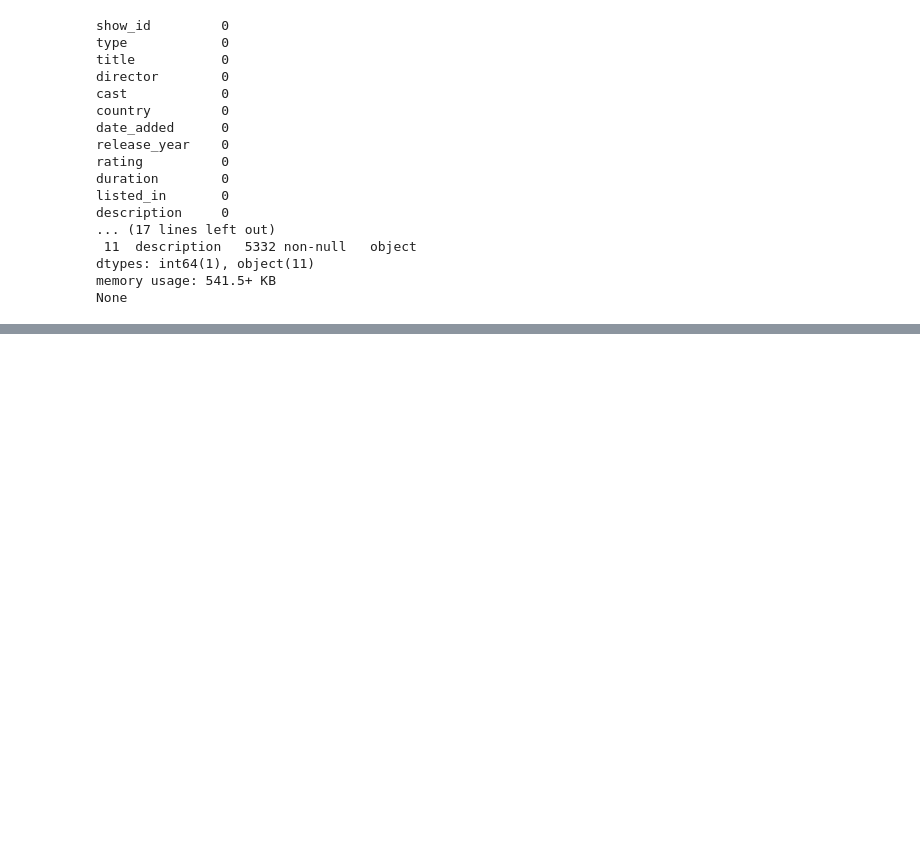
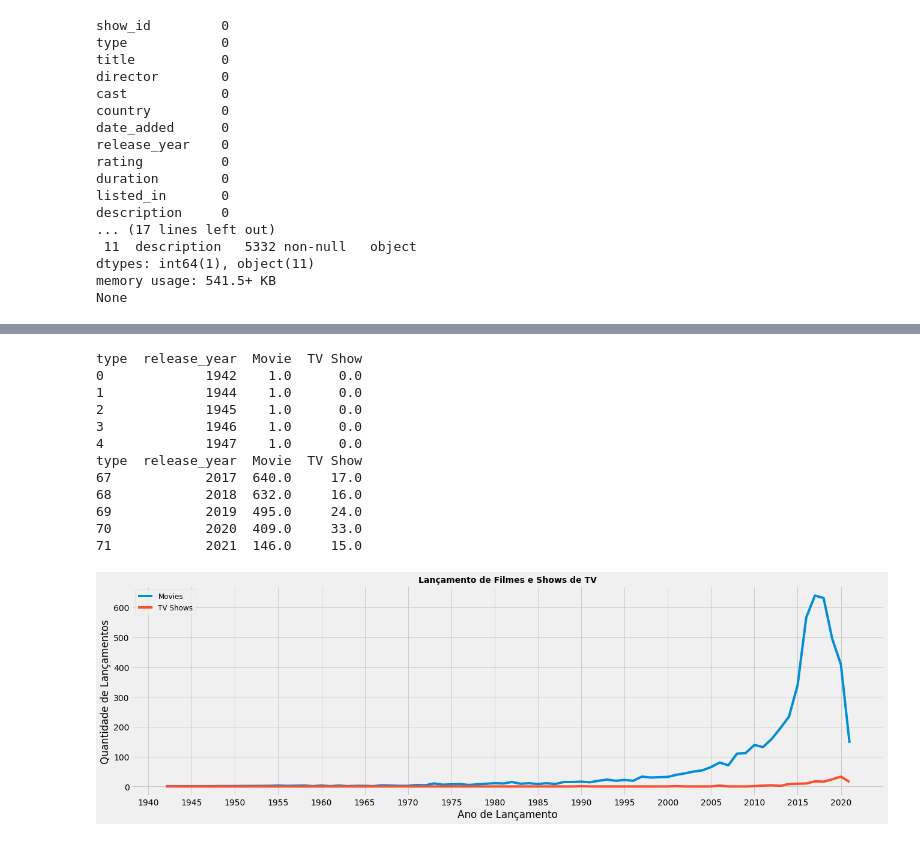
Before and after one commit to NilbertoFreitas/Dataviz, a Jupyter notebook: Dataviz_A2.ipynb, the cells around one changed output, grey strips where cells are left out. Cells and saved outputs as stored; diff of their text form; code cells hidden in the pictures; blank space fills up the shorter version.

```diff
--- a/Dataviz_A2.ipynb
+++ b/Dataviz_A2.ipynb
@@ -107,0 +135,10 @@ TypeError: ignored
+# %%
+plt.rc('figure', figsize = (15, 8))
+area = plt.figure()
+
+g2 = plt.bar(df['release_year'], df[(df['type']=='Movie')], label = 'Receitas', color = 'blue')   #plotando receitas
+#g3 = plt.bar(df['release_year'], df[(df['type']=='TV Show')], label = 'Gastos', color = 'red')     #plotando gastos
+plt.title('Fluxo de caixa')
+plt.legend()
+
+plt.plot()
@@ -107,0 +204,35 @@ TypeError: ignored
+# %%
+tabela = pd.pivot_table(data=netflix, values='show_id', index='release_year', columns='type', aggfunc='count').reset_index()
+tabela.fillna(0, inplace = True)
+print(tabela.head())
+print(tabela.tail())
+fig, ax = plt.subplots(figsize=(20,6))
+tabela.rename(columns={'TV Show': 'TV_Show'}, inplace = True)
+
+
+ax.plot(tabela.release_year, tabela.Movie, label='Movies', alpha=1.0)
+ax.plot(tabela.release_year, tabela.TV_Show, label='TV Shows', alpha=1.0)
+
+ax.set_title('Lançamento de Filmes e Shows de TV', fontsize=14, weight='bold')
+ax.set_xlabel("Ano de Lançamento")
+ax.set_ylabel("Quantidade de Lançamentos")
+ax.legend(fontsize=12)
+
+import matplotlib.ticker as ticker
+ax.xaxis.set_major_locator(ticker.MaxNLocator(20))
+
+plt.show()
+# %% [output]
+type  release_year  Movie  TV Show
+0             1942    1.0      0.0
+1             1944    1.0      0.0
+2             1945    1.0      0.0
+3             1946    1.0      0.0
+4             1947    1.0      0.0
+type  release_year  Movie  TV Show
+67            2017  640.0     17.0
+68            2018  632.0     16.0
+69            2019  495.0     24.0
+70            2020  409.0     33.0
+71            2021  146.0     15.0
+[figure, added]
```
Also changed, not shown: parts of 9 cells of this notebook.
